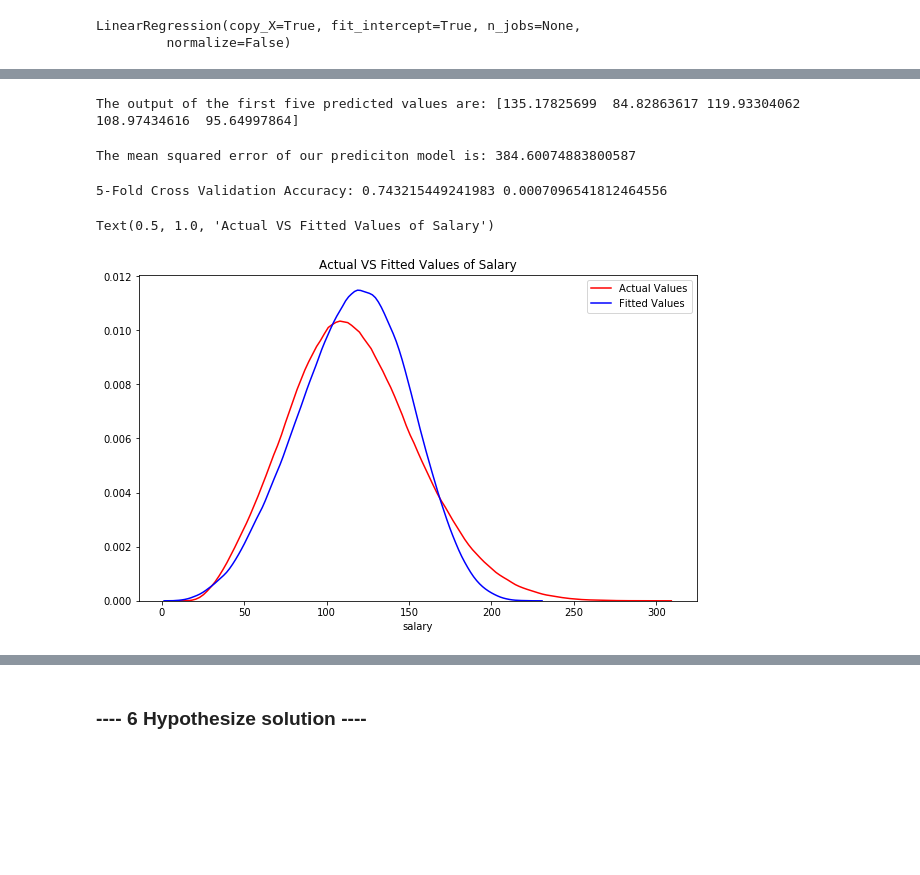
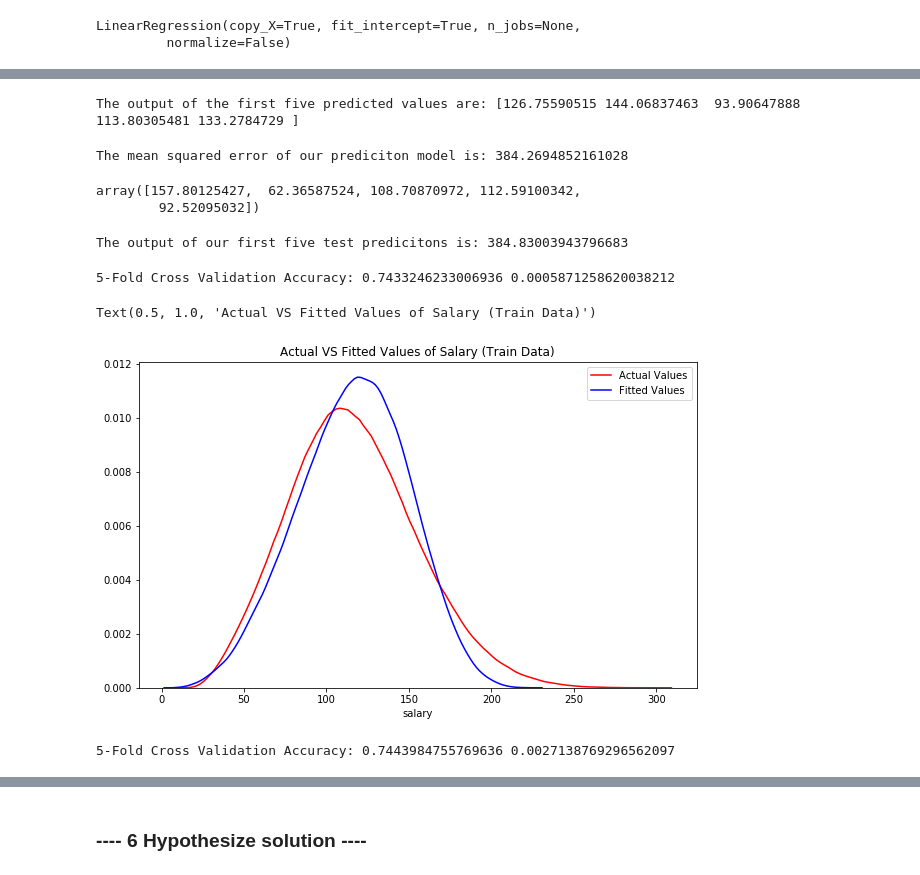
Before and after one commit to deejayrusso/Salary-Prediction-Portfolio, a Jupyter notebook: Salary Prediction Notebook.ipynb, the cells around one changed output, grey strips where cells are left out. Drawn from its saved outputs; the diff is of its cells as text; code cells hidden in the pictures; blank space fills up the shorter version.

Commit message:
Model evaluation using test data added. fairly close to eval results using train data

```diff
--- a/Salary Prediction Notebook.ipynb
+++ b/Salary Prediction Notebook.ipynb
@@ -427,7 +424,7 @@ sns.heatmap(train_data_corr, cmap='YlGnBu', linewidth=.005, annot=True)
 # Create training model
 X = train_data[train_data.loc[ : , train_data.columns != 'salary'].columns]
 y = train_data['salary']
-X_train, X_test, y_train, y_test = train_test_split(X, y, random_state=1)
+X_train, X_test, y_train, y_test = train_test_split(X, y, test_size=0.2, random_state=1)
 # %%
 print('Inputs: \n', X_train.head())
 print('Outputs: \n', y_train.head())
@@ -475,28 +472,47 @@ print(lm.coef_)
 # %%
-# Predict y given X (yhat) and view 1st 5 predictions
+# Predict y given X (yhat) and view 1st 5 predictions for train data
 yhat = lm.predict(X_train)
 print("The output of the first five predicted values are:", yhat[0:5])
 # %% [output]
-The output of the first five predicted values are: [135.17825699  84.82863617 119.93304062 108.97434616  95.64997864]
+The output of the first five predicted values are: [126.75590515 144.06837463  93.90647888 113.80305481 133.2784729 ]
 # %%
-# Find MSE
+# Find MSE of training data
 print("The mean squared error of our prediciton model is:", mean_squared_error(y_train, yhat))
 # %% [output]
-The mean squared error of our prediciton model is: 384.60074883800587
+The mean squared error of our prediciton model is: 384.2694852161028
+# %%
+# Predict yhat for test data
+yhat_test = lm.predict(X_test)
+yhat_test[0:5]
+# %% [output]
+array([157.80125427,  62.36587524, 108.70870972, 112.59100342,
+        92.52095032])
+# %%
+# Find MSE of test data
+
+print("The output of our first five test predicitons is:", mean_squared_error(y_test, yhat_test))
+# %% [output]
+The output of our first five test predicitons is: 384.83003943796683
 # %%
-# Model Performance
+# Model Performance on train data
 scores = cross_val_score(lm, X_train, y_train, cv=5)
 print("5-Fold Cross Validation Accuracy:", (np.mean(scores)), (np.std(scores)))
 # %% [output]
-5-Fold Cross Validation Accuracy: 0.743215449241983 0.0007096541812464556
+5-Fold Cross Validation Accuracy: 0.7433246233006936 0.0005871258620038212
 # %%
 # View distribution of actual vs fitted
 plt.figure(figsize=(10, 6))
 
 ax1 = sns.distplot(y_train, hist=False, color="r", label="Actual Values")
 sns.distplot(yhat, hist=False, color="b", label="Fitted Values", ax=ax1)
 
-plt.title("Actual VS Fitted Values of Salary")
+plt.title("Actual VS Fitted Values of Salary (Train Data)")
 # %% [output]
-Text(0.5, 1.0, 'Actual VS Fitted Values of Salary')
+Text(0.5, 1.0, 'Actual VS Fitted Values of Salary (Train Data)')
-[figure, old version]
+[figure, new version]
+# %%
+# Model Performance on test data
+scores = cross_val_score(lm, X_test, y_test, cv=5)
+print("5-Fold Cross Validation Accuracy:", (np.mean(scores)), (np.std(scores)))
+# %% [output]
+5-Fold Cross Validation Accuracy: 0.7443984755769636 0.0027138769296562097
```
Also changed, not shown: parts of 8 cells of this notebook.
